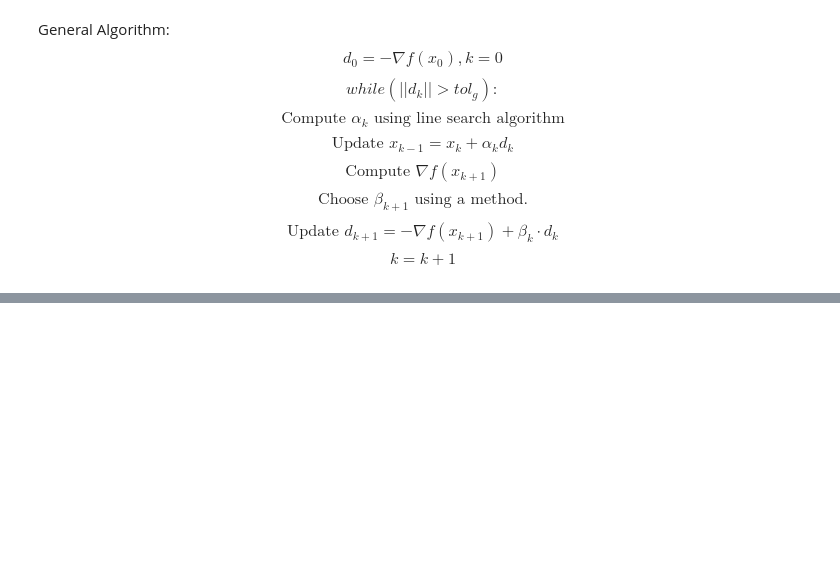
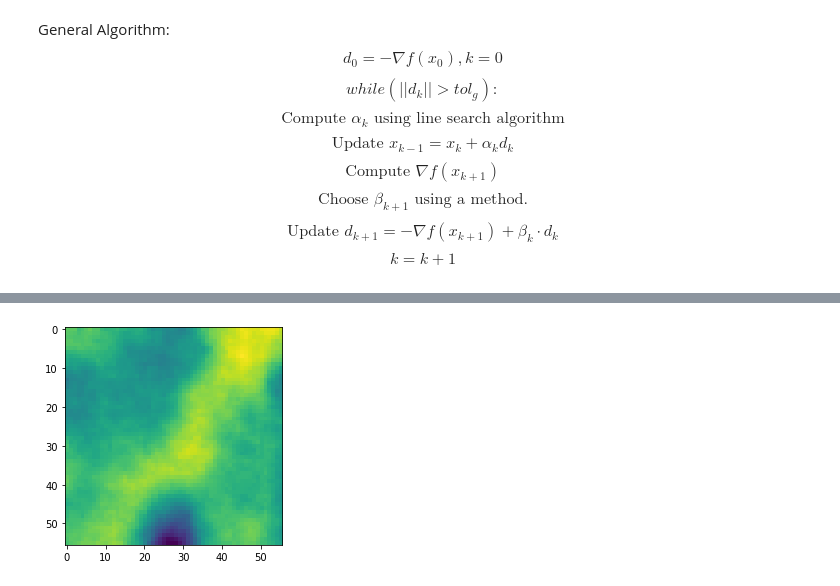
Before and after one commit to JairEsc/Mat_Apl, a Jupyter notebook: Opt_T9.ipynb, the cells around one changed output, grey strips where cells are left out. Cells and saved outputs as stored; diff of their text form; code cells hidden in the pictures; blank space fills up the shorter version.

```diff
--- a/Opt_T9.ipynb
+++ b/Opt_T9.ipynb
@@ -119,0 +174,5 @@ optimize.approx_fprime()
+# %%
+imgplot = plt.imshow(np.split(res_meojorada_1,56))
+plt.show()
+# %% [output]
+[figure, added]
```
Also changed, not shown: parts of 11 cells of this notebook.
